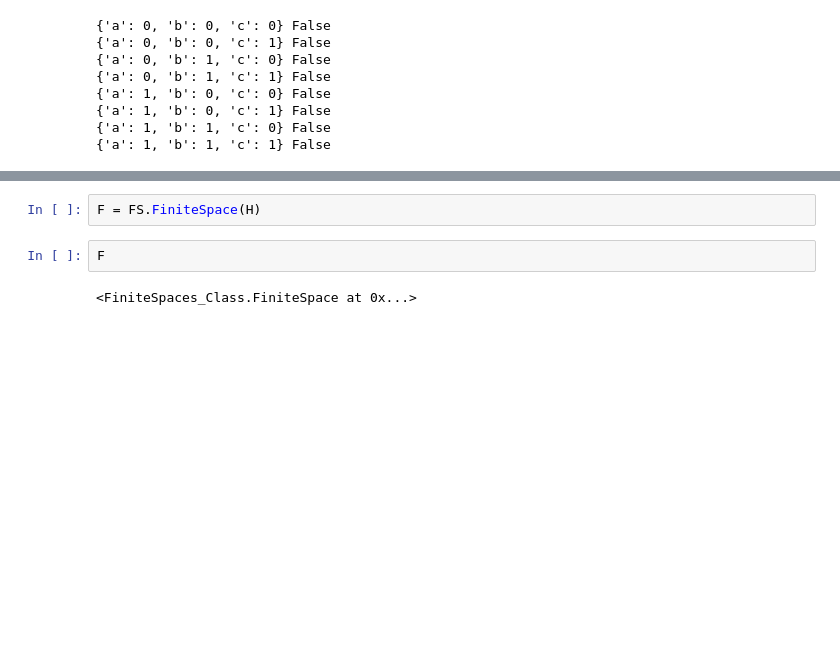
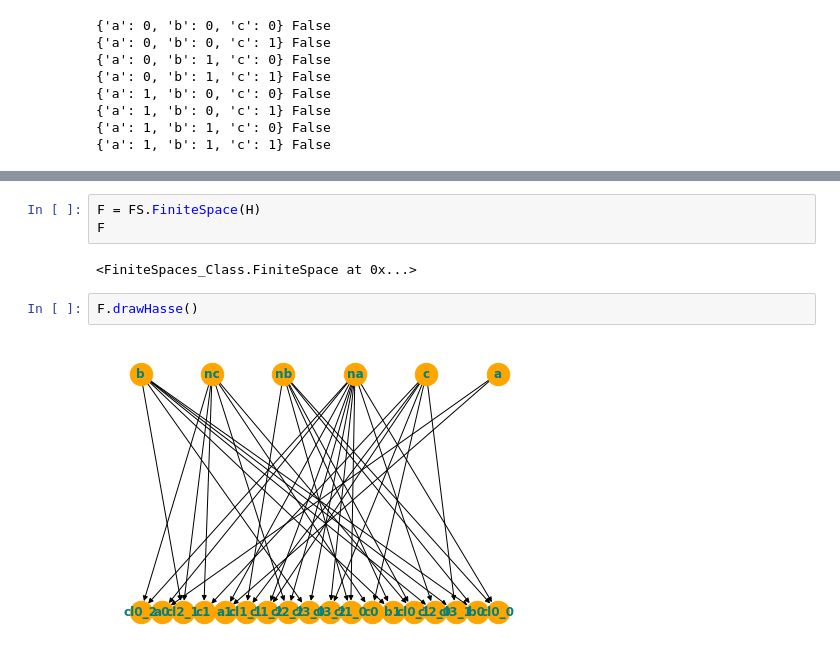
Before and after one commit to sbkandola/Finite-Spaces, a Jupyter notebook: TestingNPHardReduction.ipynb, the cells around one changed output, grey strips where cells are left out. Cells and saved outputs as stored; diff of their text form; blank space fills up the shorter version.

Commit message:
Added line to draw Hasse

```diff
--- a/TestingNPHardReduction.ipynb
+++ b/TestingNPHardReduction.ipynb
@@ -82,9 +82,12 @@ nx.draw(H, with_labels = True)
 # %%
 F = FS.FiniteSpace(H)
+F
+# %% [output]
+<FiniteSpaces_Class.FiniteSpace at 0x...>
 # %%
-F
+F.drawHasse()
 # %% [output]
-<FiniteSpaces_Class.FiniteSpace at 0x...>
+[figure, added]
 # %%
 len(F.shuffleCatCover(randomizeStart = True,randomizeStyle = "BFS-random",verbose = True))
 # %% [output]
```
Also changed, not shown: parts of 3 cells of this notebook.
